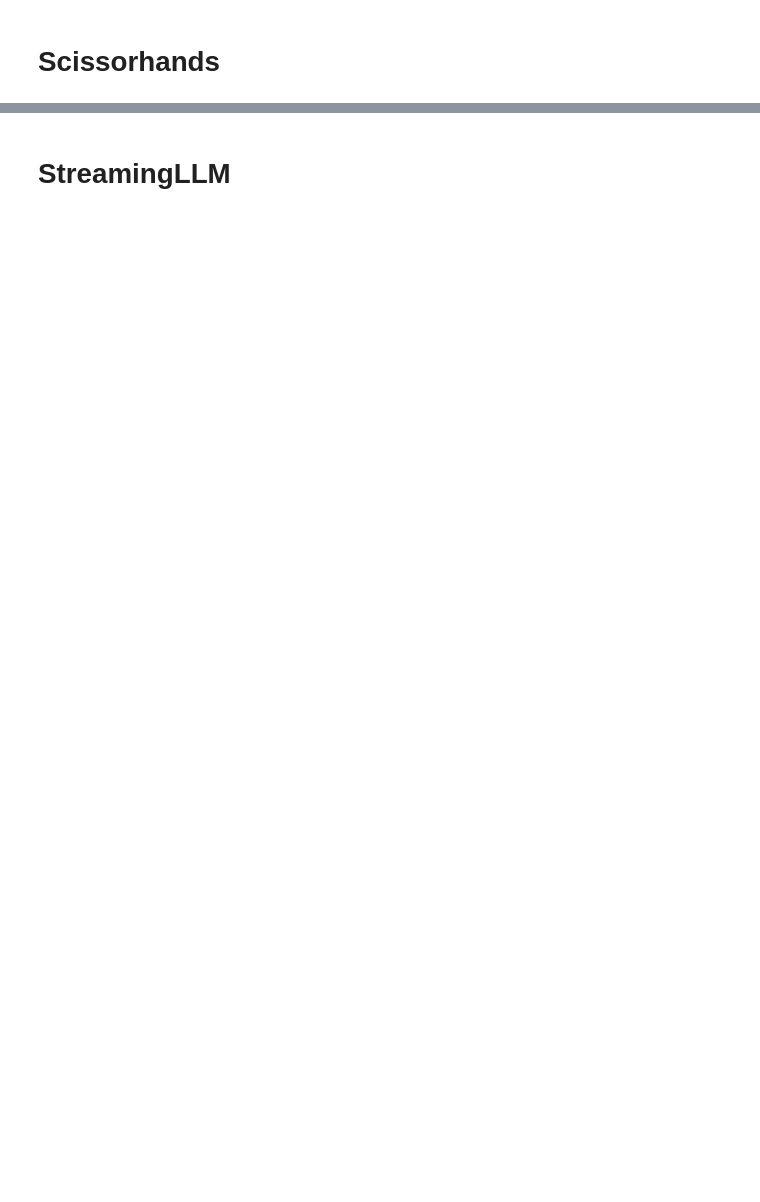
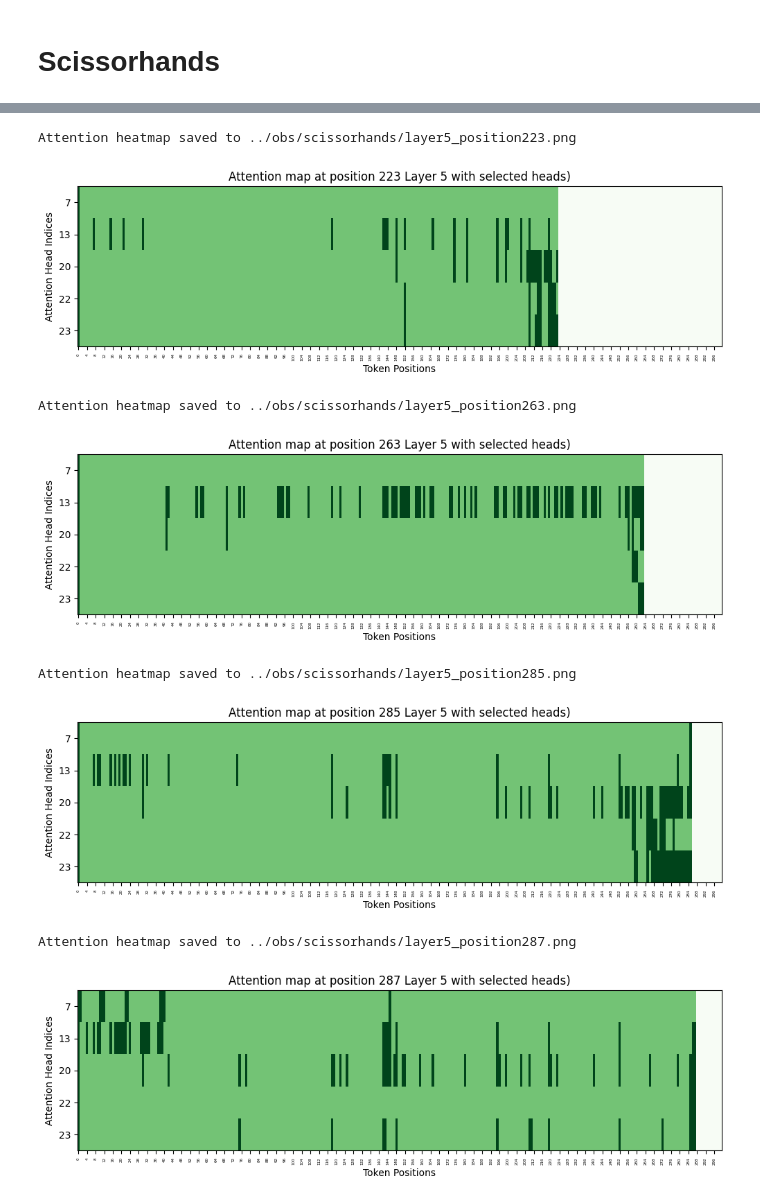
Before and after one commit to Zefan-Cai/PyramidKV, a Jupyter notebook: examples/visualization.ipynb, the cells around one changed output, grey strips where cells are left out. Saved outputs shown, nothing was run; the diff lists cells and outputs as text; code cells hidden in the pictures; blank space fills up the shorter version.

```diff
--- a/examples/visualization.ipynb
+++ b/examples/visualization.ipynb
@@ -54,8 +110,2 @@ Heatmap saved to ./obs/pyramidkv/layer27.jpg
 # %% [markdown]
 # Scissorhands
-# %%
-from pyramidkv.viztools import infer_attention, plot_attention_heatmap
-
-if __name__ == "__main__":
-    device="cuda:7"
-    attentions = infer_attention(model, tokenizer, prompt[:500], device)
@@ -109,2 +112,34 @@ for rand_pos in sorted(random.sample(range(50, seq_len), 5)):
-# %% [markdown]
-# StreamingLLM
+# %%
+# Select random position, heads and layers
+num_layers = len(attentions)
+random_layer = random.randint(0, num_layers - 1)
+
+num_heads = attentions[0].size(0)
+seq_len = attentions[0].size(1)
+
+random_heads = sorted(random.sample(range(num_heads), k=min(5, num_heads)))  # Select up to 4 random heads
+random_pos_lst = random.sample(range(200, min(seq_len, 300)), k=4)  # Select 4 random positions before 300 for better visualization
+
+for rand_pos in sorted(random_pos_lst):
+    data = attentions[random_layer][random_heads, rand_pos, :min(seq_len, 300)]
+    data = attn_mp(data)
+    plot_heatmap(
+        data,
+        title=f"Attention map at position {rand_pos} Layer {random_layer} with selected heads)",
+        fig_size=(12, 3),
+        x_label="Token Positions",
+        y_label="Attention Head Indices",
+        show_ticks=True,
+        y_ticks=random_heads,
+        cmap="Greens",
+        save_path=f"../obs/scissorhands/layer{random_layer}_position{rand_pos}.png"
+    )
+# %% [output]
+Attention heatmap saved to ../obs/scissorhands/layer5_position223.png
+[figure, added]
+Attention heatmap saved to ../obs/scissorhands/layer5_position263.png
+[figure, added]
+Attention heatmap saved to ../obs/scissorhands/layer5_position285.png
+[figure, added]
+Attention heatmap saved to ../obs/scissorhands/layer5_position287.png
+[figure, added]
```
Also changed, not shown: parts of 17 cells of this notebook, 4 other files.
